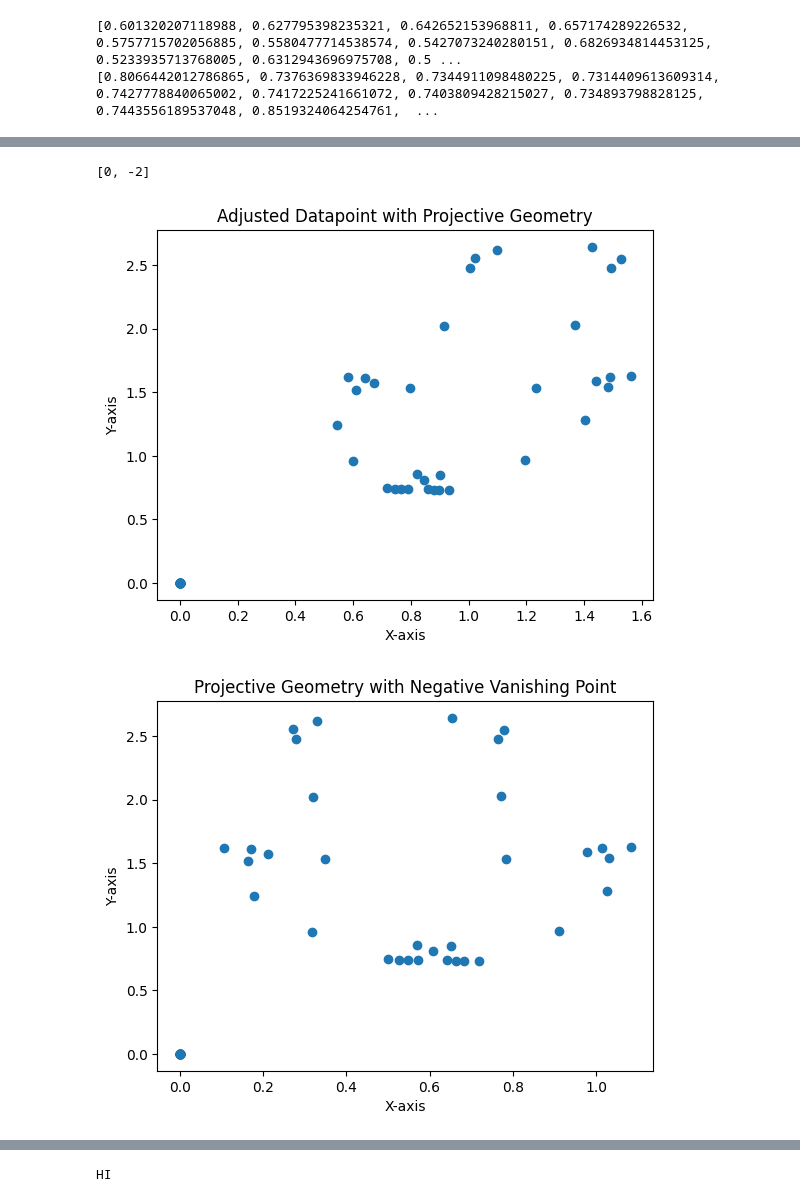
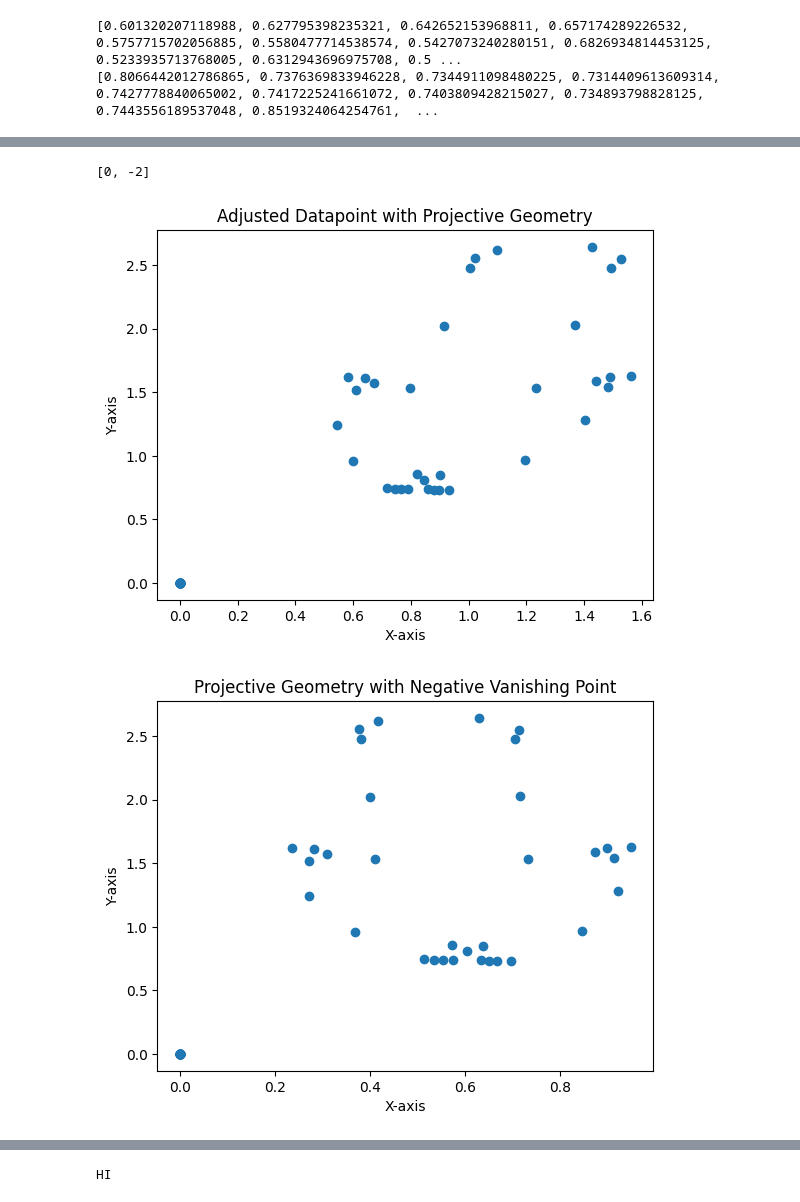
Before and after one commit to alys28/ASL-words-translator, a Jupyter notebook: data_augmentation/projective_geo.ipynb, the cells around one changed output, grey strips where cells are left out. Saved outputs shown, nothing was run; the diff lists cells and outputs as text; code cells hidden in the pictures.

```diff
--- a/data_augmentation/projective_geo.ipynb
+++ b/data_augmentation/projective_geo.ipynb
@@ -52,28 +52,28 @@ print(y)
 # %%
 #x,y of point de fuite
 
 points = [[x[i], y[i]] for i in range(len(y))]
 
 #initial
 scatter_2d(x,y, title = "Initial Datapoint for Coffee")
 
 #changed
 pt_fuite = [0,-2]
 new_x = projective_geometry(pt_fuite, x, y)
 print(pt_fuite)
 scatter_2d(new_x, y, title = "Adjusted Datapoint with Projective Geometry")
 
 #changed, with not centered point de fuite
-pt_fuite = [find_center(x), -2]
+pt_fuite = [find_center(x), -5]
 new_x = projective_geometry_not_centered(pt_fuite, x, y)
 scatter_2d(new_x, y, title = "Projective Geometry with Negative Vanishing Point")
 
 #with point de fuite on the top
-pt_fuite = [find_center(x),3]
+pt_fuite = [find_center(x),5]
 new_x = projective_geometry_not_centered(pt_fuite, x, y)
 scatter_2d(new_x, y, title = "Projective Geometry with Positive Vanishing Point")
 # %% [output]
 [figure]
 [0, -2]
 [figure]
-[figure, old version]
+[figure, new version]
```
Also changed, not shown: parts of 2 cells of this notebook.
